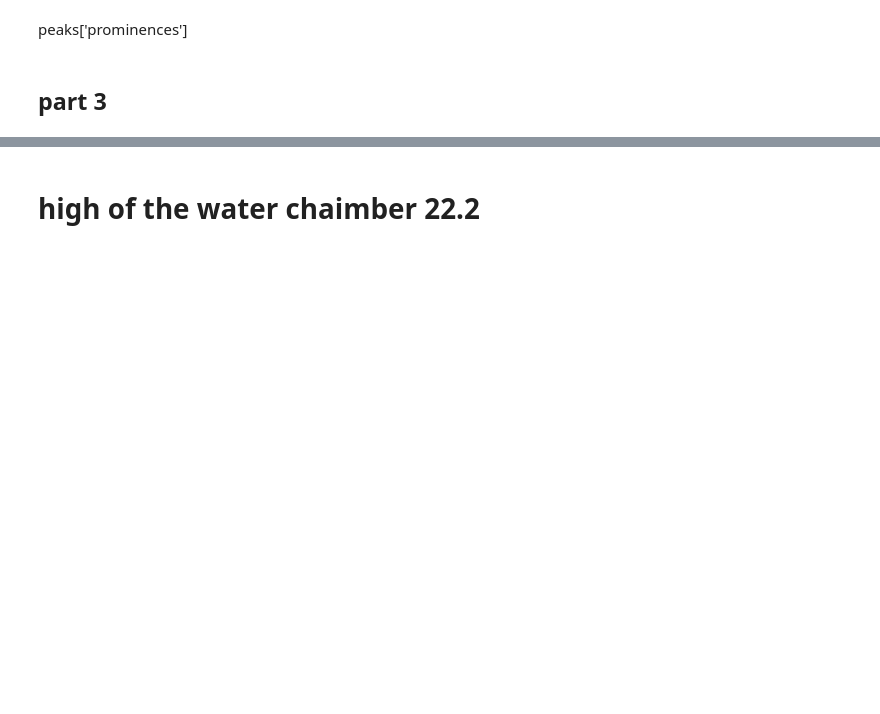
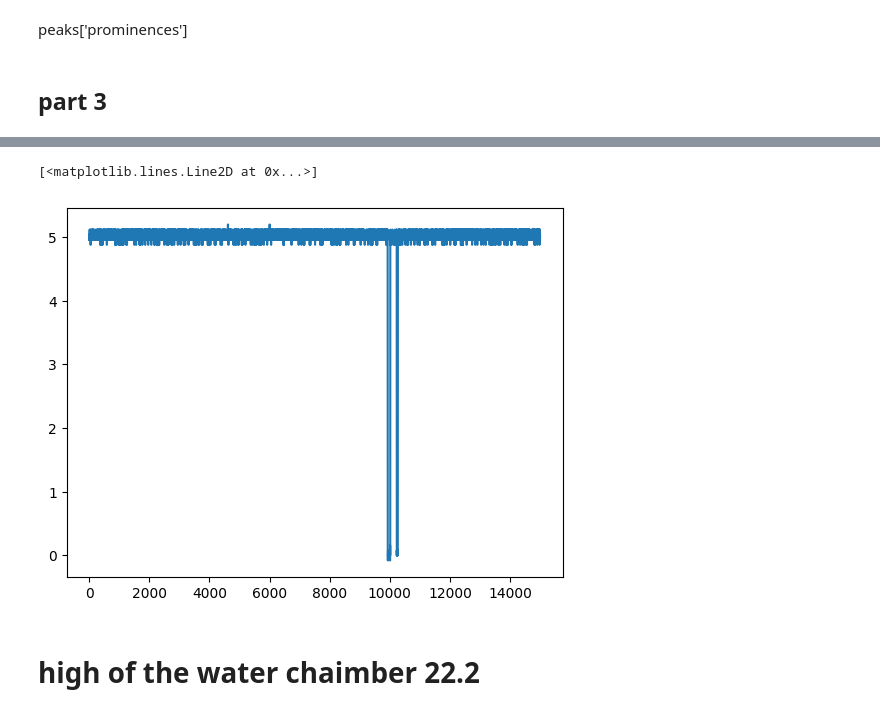
Before and after one commit to nilnil47/chaos, a Jupyter notebook: chaos.ipynb, the cells around one changed output, grey strips where cells are left out. Cells and saved outputs as stored; diff of their text form; code cells hidden in the pictures; blank space fills up the shorter version.

```diff
--- a/chaos.ipynb
+++ b/chaos.ipynb
@@ -528,3 +564,9 @@ plt.plot(pdf['vt'], pdf['vd'], '.')
+# %%
+sdf = df[:15000]
+scipy.ndimage.gaussian_filter
+# %% [output]
+[<matplotlib.lines.Line2D at 0x...>]
+[figure, added]
 # %% [markdown]
 ##
 # high of the water chaimber 22.2
```
Also changed, not shown: parts of 4 cells of this notebook, 1 other file.
